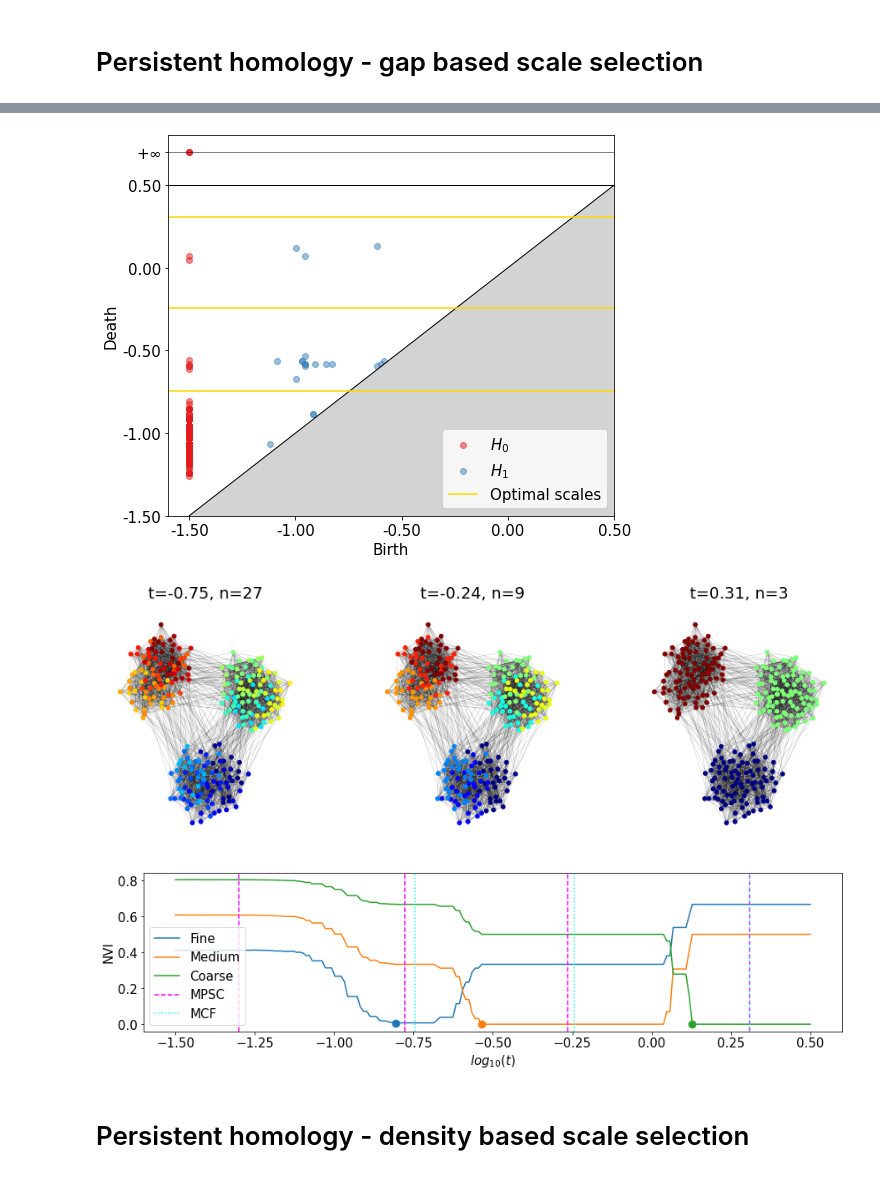
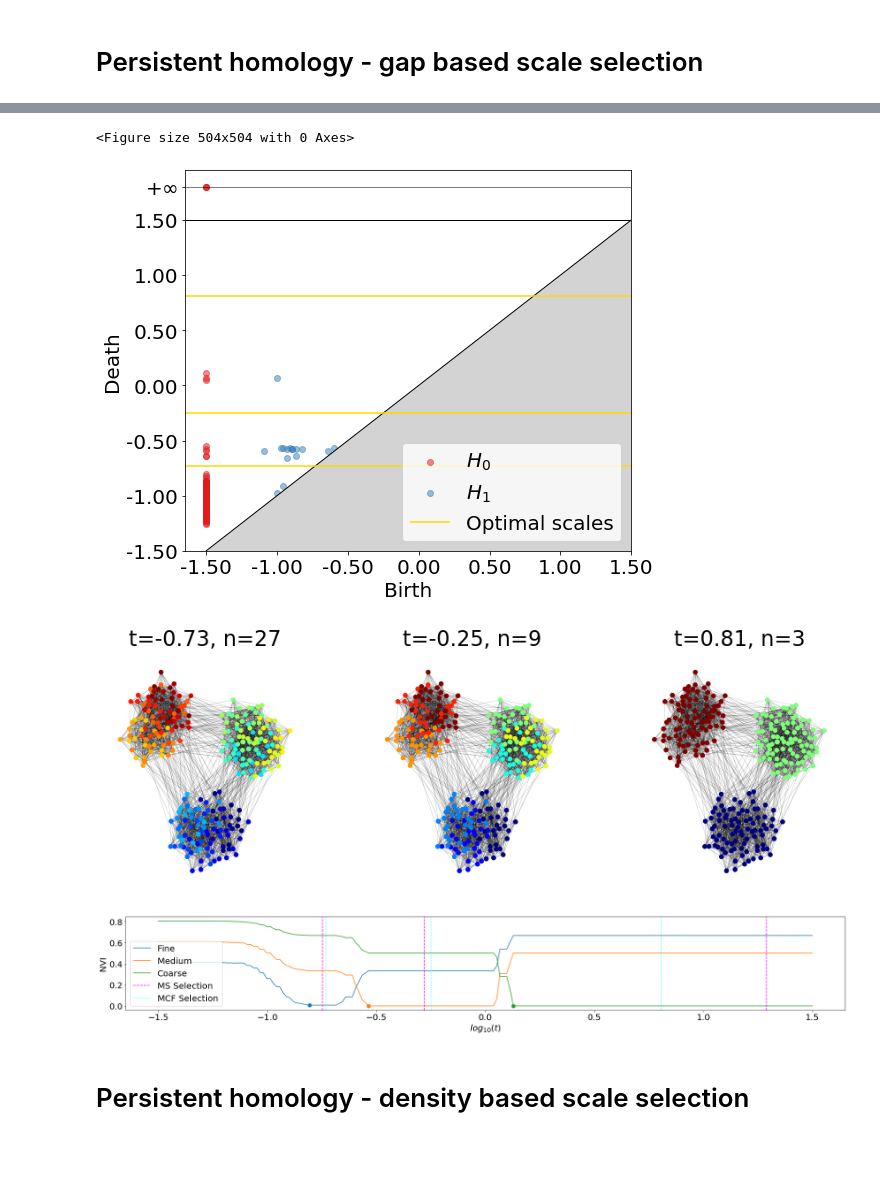
Before and after one commit to barahona-research-group/MCF, a Jupyter notebook: notebooks/220426_SBM.ipynb, the cells around one changed output, grey strips where cells are left out. Cells and saved outputs as stored; diff of their text form; code cells hidden in the pictures; blank space fills up the shorter version.

```diff
--- a/notebooks/220426_SBM.ipynb
+++ b/notebooks/220426_SBM.ipynb
@@ -21,7 +22,7 @@ from msfiltration import MSF
 # %%
 root_fig = '/home/tc/OneDrive/Software/MSFiltration/figures/'
 # %%
-#plt.rcParams.update({'font.size': 20})
+plt.rcParams.update({'font.size': 20})
 # %% [markdown]
 # Generate multiscale SBM
 # %%
@@ -142,7 +143,7 @@ Graph with 270 nodes and 3473 edges
 # Set MS parameters
 n_scale = 200
 min_scale = -1.5
-max_scale = 0.5
+max_scale = 1.5
 # %%
 # initialise MSF object
 msf = MSF()
@@ -195,5 +198,5 @@ plt.savefig(root_fig +'SBM_MS_Scan.pdf',bbox_inches='tight')
 # %%
-selected_paritions = all_results['selected_partitions'][1:]
+selected_paritions = all_results['selected_partitions']
 
 n_communities = [len(np.unique(all_results['community_id'][i])) for i in range(len(scales))]
 # %%
@@ -227,9 +230,12 @@ array([ 75, 125, 180])
 # %%
 # Plot persistence diagram with optimal scales
-ax = msf.plot_persistence_diagram()
+
+figure(figsize=(7, 7))
+msf.plot_persistence_diagram()
 plt.savefig(root_fig +'SBM_PD.pdf',bbox_inches='tight')
 # %% [output]
+<Figure size 504x504 with 0 Axes>
-[figure, old version]
+[figure, new version]
 # %%
 fig, axes = plt.subplots(1, len(msf.optimal_scales), figsize=(15,5))
 fig.subplots_adjust(hspace=0.4, wspace=0.3)
@@ -244,7 +250,7 @@ for i, ax in enumerate(axes.flat):
 
 #plt.savefig(root_fig +'Partitions_PH.pdf', dpi=fig.dpi,bbox_inches='tight')
 # %% [output]
-[figure, old version]
+[figure, new version]
 # %%
 # compare MS partitions to ground truth with NVI
 NVI_scores_fine = np.array(
@@ -269,7 +275,7 @@ NVI_scores_coarse = np.array(
 
 
 # # plot lower bound
-fig, ax = plt.subplots(1, figsize=(15, 3.5))
+fig, ax = plt.subplots(1, figsize=(30, 4))
 # ax.axhline(0, c="k", ls="--")
 
 # plot NVI scores
@@ -294,36 +300,36 @@ ax.scatter(
     s=300,
 )
 
 
 for i in range(len(selected_scales)):
     if i == 0:
         ax.axvline(
             x=selected_scales[i],
             ls="--",
             color="Magenta",
-            label="MPSC",
+            label="MS Selection",
         )
     else:
         ax.axvline(x=selected_scales[i], ls="--", color="Magenta")
 
 for i in range(len(msf.optimal_scales)):
     if i == 0:
         ax.axvline(
             x=log_scales[msf.optimal_scales[i]],
             ls=":",
             color="Cyan",
-            label="MCF",
+            label="MCF Selection",
         )
     else:
         ax.axvline(x=log_scales[msf.optimal_scales[i]], ls=":", color="Cyan")
 
 ax.set(xlabel=r"$log_{10}(t)$", ylabel="NVI")  # yticks = [0.2,0.4,0.6,0.8] )
 
 ax.legend(loc=3)
 
 plt.savefig(root_fig +'SBM_NVI_Comparison.pdf', dpi=fig.dpi,bbox_inches='tight')
 # %% [output]
-[figure, old version]
+[figure, new version]
 # %% [markdown]
 # Persistent homology - density based scale selection
 # %%
```
Also changed, not shown: parts of 13 cells of this notebook, 5 other files.
